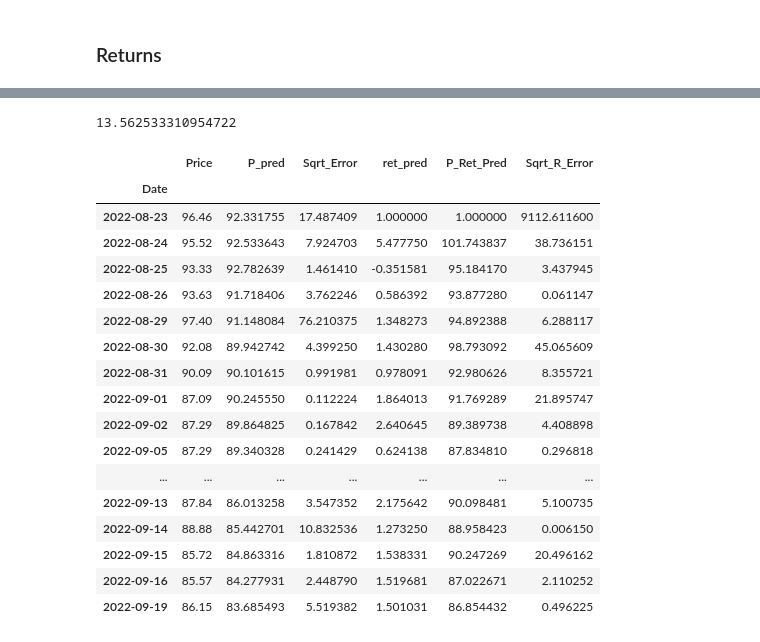
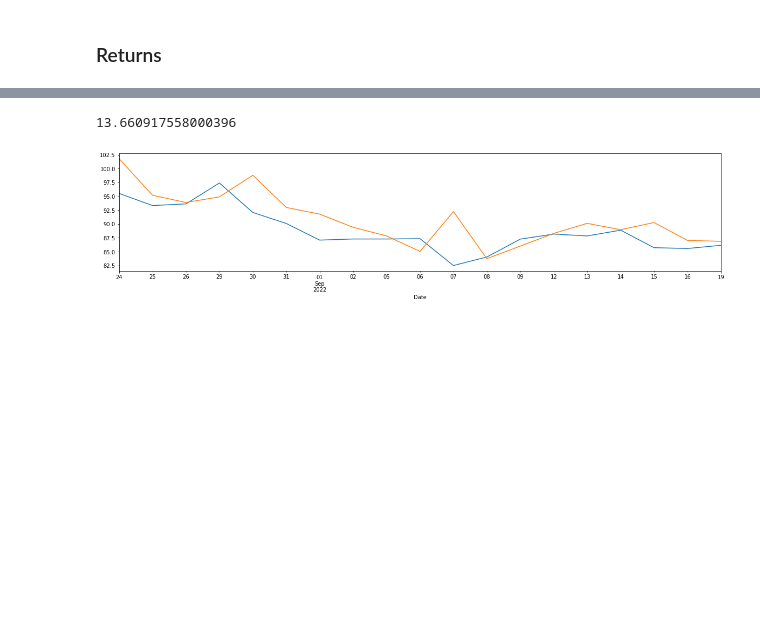
Before and after one commit to Dnbg1982/Oil-Gas-Projects, a Jupyter notebook: Oil Market/Notebooks/Oil_price.ipynb, the cells around one changed output, grey strips where cells are left out. Saved outputs shown, nothing was run; the diff lists cells and outputs as text; code cells hidden in the pictures; blank space fills up the shorter version.

```diff
--- a/Oil Market/Notebooks/Oil_price.ipynb
+++ b/Oil Market/Notebooks/Oil_price.ipynb
@@ -440,5 +428,5 @@ wti_test = pd.DataFrame(wti_test.Price.astype('float'))
 # %%
 wti_test['P_pred'] = wti_pred
 # %%
-wti_test['Sqrt_Error'] = np.exp2(wti_test.Price - wti_test.P_pred)
+wti_test['Sq_Error'] = (wti_test.Price - wti_test.P_pred)*(wti_test.Price - wti_test.P_pred)
 # %%
@@ -487,29 +475,15 @@ for i in range(19):
 # %%
 wti_test['P_Ret_Pred'] = np.insert(P_Ret_Pred,0,1)
 # %%
-wti_test['Sqrt_R_Error'] = (wti_test.Price - wti_test.P_Ret_Pred)*(wti_test.Price - wti_test.P_Ret_Pred)
+wti_test['Sq_R_Error'] = (wti_test.Price - wti_test.P_Ret_Pred)*(wti_test.Price - wti_test.P_Ret_Pred)
-# %%
-wti_test.Sqrt_R_Error[1:].mean()
-# %% [output]
-13.562533310954722
-# %%
-wti_test
-# %% [output]
-|  | Price | P_pred | Sqrt_Error | ret_pred | P_Ret_Pred | Sqrt_R_Error |
-| Date |  |  |  |  |  |  |
-| 2022-08-23 | 96.46 | 92.331755 | 17.487409 | 1.000000 | 1.000000 | 9112.611600 |
-| 2022-08-24 | 95.52 | 92.533643 | 7.924703 | 5.477750 | 101.743837 | 38.736151 |
-| 2022-08-25 | 93.33 | 92.782639 | 1.461410 | -0.351581 | 95.184170 | 3.437945 |
-| 2022-08-26 | 93.63 | 91.718406 | 3.762246 | 0.586392 | 93.877280 | 0.061147 |
-| 2022-08-29 | 97.40 | 91.148084 | 76.210375 | 1.348273 | 94.892388 | 6.288117 |
-| 2022-08-30 | 92.08 | 89.942742 | 4.399250 | 1.430280 | 98.793092 | 45.065609 |
-| 2022-08-31 | 90.09 | 90.101615 | 0.991981 | 0.978091 | 92.980626 | 8.355721 |
-| 2022-09-01 | 87.09 | 90.245550 | 0.112224 | 1.864013 | 91.769289 | 21.895747 |
-| 2022-09-02 | 87.29 | 89.864825 | 0.167842 | 2.640645 | 89.389738 | 4.408898 |
-| 2022-09-05 | 87.29 | 89.340328 | 0.241429 | 0.624138 | 87.834810 | 0.296818 |
-| ... | ... | ... | ... | ... | ... | ... |
-| 2022-09-13 | 87.84 | 86.013258 | 3.547352 | 2.175642 | 90.098481 | 5.100735 |
-| 2022-09-14 | 88.88 | 85.442701 | 10.832536 | 1.273250 | 88.958423 | 0.006150 |
-| 2022-09-15 | 85.72 | 84.863316 | 1.810872 | 1.538331 | 90.247269 | 20.496162 |
-| 2022-09-16 | 85.57 | 84.277931 | 2.448790 | 1.519681 | 87.022671 | 2.110252 |
-| 2022-09-19 | 86.15 | 83.685493 | 5.519382 | 1.501031 | 86.854432 | 0.496225 |
+# %%
+mean_square_error = wti_test.Sq_R_Error[1:].mean()
+mean_square_error
+# %% [output]
+13.660917558000396
+# %%
+wti_test.Price[1:].plot(figsize=(20,4))
+wti_test.P_Ret_Pred[1:].plot()
+plt.show()
+# %% [output]
+[figure, added]
```
Also changed, not shown: parts of 13 cells of this notebook.
